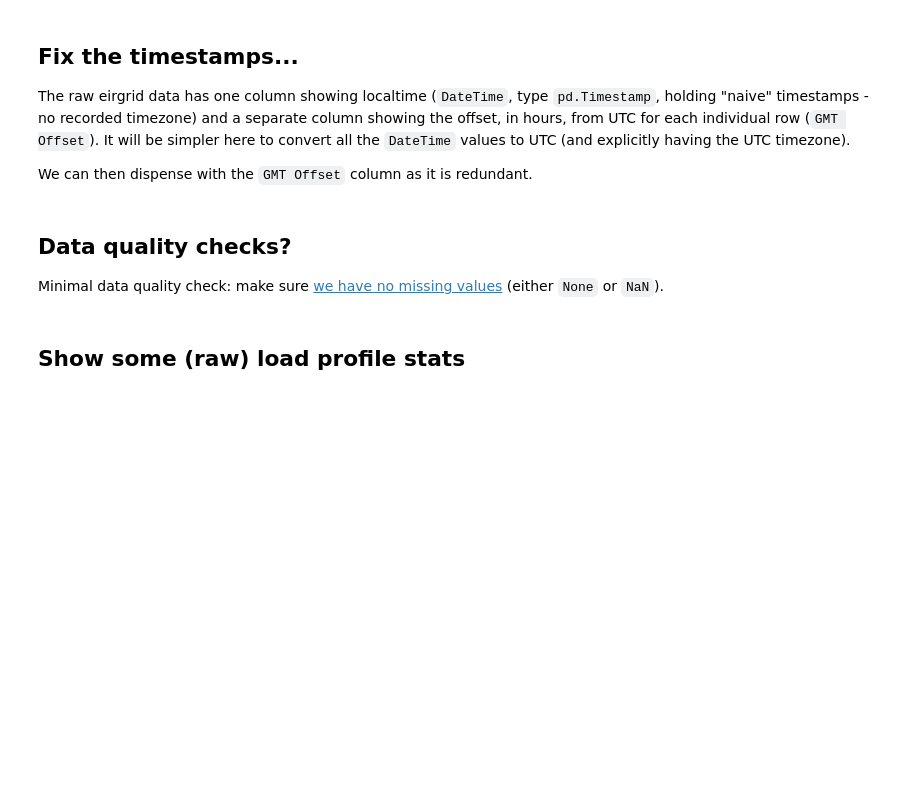
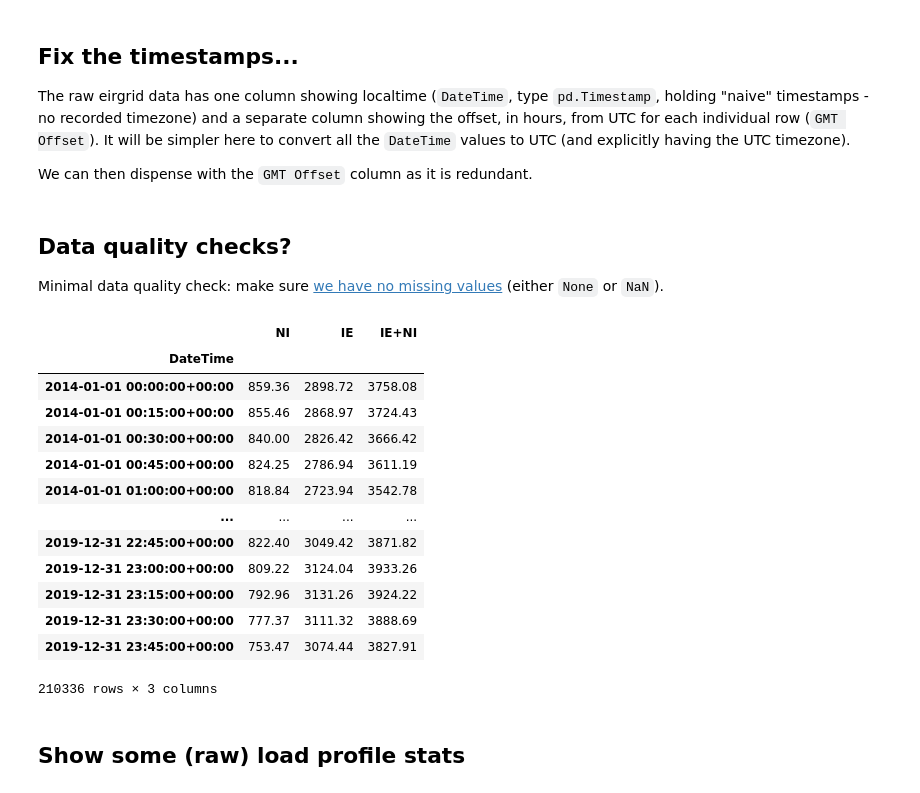
Before and after one commit to bmcmullin/SWIS-100-IE, a Jupyter notebook: SWIS-100-IE-notebook.ipynb, the cells around one changed output. Saved outputs shown, nothing was run; the diff lists cells and outputs as text; code cells hidden in the pictures; blank space fills up the shorter version.

```diff
--- a/SWIS-100-IE-notebook.ipynb
+++ b/SWIS-100-IE-notebook.ipynb
@@ -221,6 +238,24 @@ load_data_raw.set_index('DateTime', verify_integrity=True, inplace=True)
 Minimal data quality check: make sure [we have no missing values](https://chartio.com/resources/tutorials/how-to-check-if-any-value-is-nan-in-a-pandas-dataframe/) (either `None` or `NaN`).
 # %%
 assert(not load_data_raw.isnull().values.any())
+# %%
+
+display(load_data_raw)
+# %% [output]
+|  | NI | IE | IE+NI |
+| DateTime |  |  |  |
+| 2014-01-01 00:00:00+00:00 | 859.36 | 2898.72 | 3758.08 |
+| 2014-01-01 00:15:00+00:00 | 855.46 | 2868.97 | 3724.43 |
+| 2014-01-01 00:30:00+00:00 | 840.00 | 2826.42 | 3666.42 |
+| 2014-01-01 00:45:00+00:00 | 824.25 | 2786.94 | 3611.19 |
+| 2014-01-01 01:00:00+00:00 | 818.84 | 2723.94 | 3542.78 |
+| ... | ... | ... | ... |
+| 2019-12-31 22:45:00+00:00 | 822.40 | 3049.42 | 3871.82 |
+| 2019-12-31 23:00:00+00:00 | 809.22 | 3124.04 | 3933.26 |
+| 2019-12-31 23:15:00+00:00 | 792.96 | 3131.26 | 3924.22 |
+| 2019-12-31 23:30:00+00:00 | 777.37 | 3111.32 | 3888.69 |
+| 2019-12-31 23:45:00+00:00 | 753.47 | 3074.44 | 3827.91 |
+210336 rows × 3 columns
 # %% [markdown]
 ## Show some (raw) load profile stats
 # %%
```
Also changed, not shown: parts of 11 cells of this notebook.
